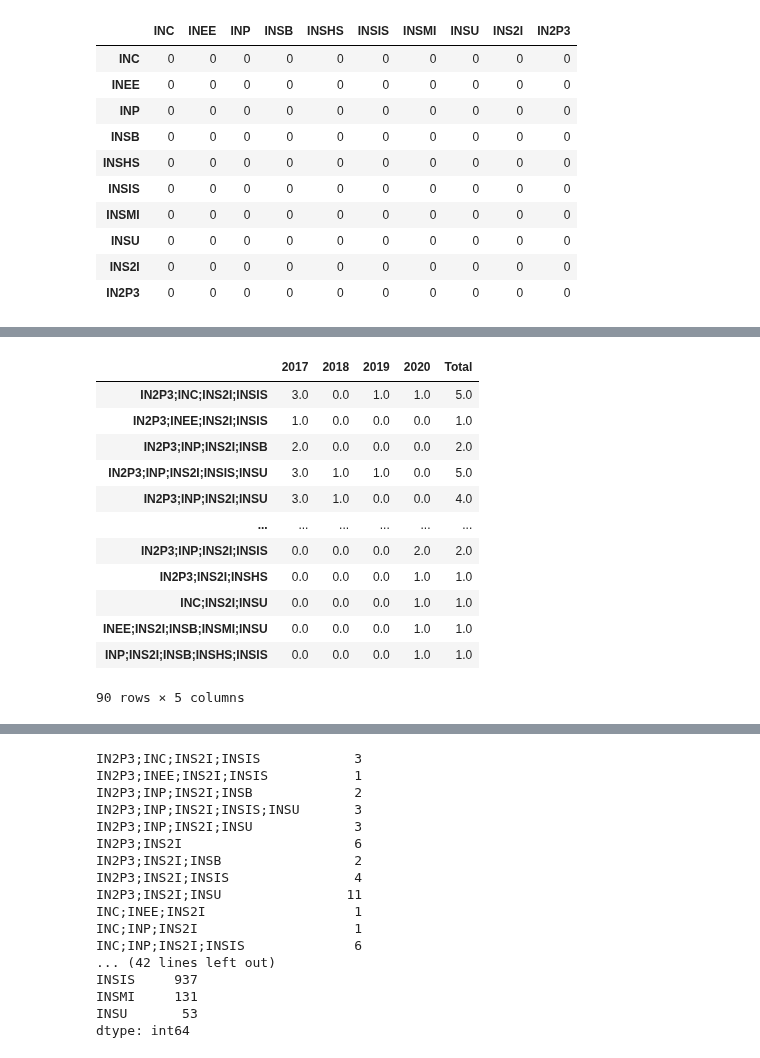
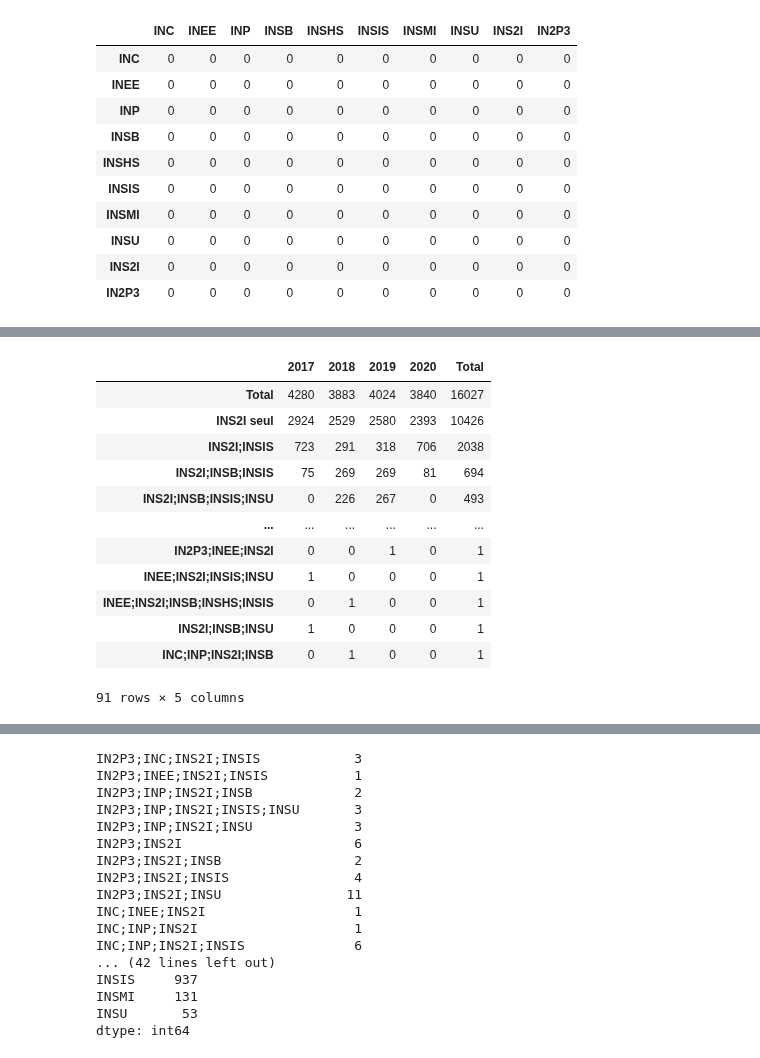
Before and after one commit to pbellot/HALPublications, a Jupyter notebook: WOS_Lodex.ipynb, the cells around one changed output, grey strips where cells are left out. Saved outputs shown, nothing was run; the diff lists cells and outputs as text; code cells hidden in the pictures.

```diff
--- a/WOS_Lodex.ipynb
+++ b/WOS_Lodex.ipynb
@@ -72,16 +61,17 @@ memory usage: 4.2+ KB
-# %%
-syntheseCombinaison
-# %% [output]
-|  | 2017 | 2018 | 2019 | 2020 | Total |
-| IN2P3;INC;INS2I;INSIS | 3.0 | 0.0 | 1.0 | 1.0 | 5.0 |
-| IN2P3;INEE;INS2I;INSIS | 1.0 | 0.0 | 0.0 | 0.0 | 1.0 |
-| IN2P3;INP;INS2I;INSB | 2.0 | 0.0 | 0.0 | 0.0 | 2.0 |
-| IN2P3;INP;INS2I;INSIS;INSU | 3.0 | 1.0 | 1.0 | 0.0 | 5.0 |
-| IN2P3;INP;INS2I;INSU | 3.0 | 1.0 | 0.0 | 0.0 | 4.0 |
-| ... | ... | ... | ... | ... | ... |
-| IN2P3;INP;INS2I;INSIS | 0.0 | 0.0 | 0.0 | 2.0 | 2.0 |
-| IN2P3;INS2I;INSHS | 0.0 | 0.0 | 0.0 | 1.0 | 1.0 |
-| INC;INS2I;INSU | 0.0 | 0.0 | 0.0 | 1.0 | 1.0 |
-| INEE;INS2I;INSB;INSMI;INSU | 0.0 | 0.0 | 0.0 | 1.0 | 1.0 |
-| INP;INS2I;INSB;INSHS;INSIS | 0.0 | 0.0 | 0.0 | 1.0 | 1.0 |
-90 rows × 5 columns
+# %%
+synthese = syntheseCombinaison.sort_values(by='Total', ascending=False)
+synthese.rename({"INS2I":"INS2I seul"}, axis=0)
+# %% [output]
+|  | 2017 | 2018 | 2019 | 2020 | Total |
+| Total | 4280 | 3883 | 4024 | 3840 | 16027 |
+| INS2I seul | 2924 | 2529 | 2580 | 2393 | 10426 |
+| INS2I;INSIS | 723 | 291 | 318 | 706 | 2038 |
+| INS2I;INSB;INSIS | 75 | 269 | 269 | 81 | 694 |
+| INS2I;INSB;INSIS;INSU | 0 | 226 | 267 | 0 | 493 |
+| ... | ... | ... | ... | ... | ... |
+| IN2P3;INEE;INS2I | 0 | 0 | 1 | 0 | 1 |
+| INEE;INS2I;INSIS;INSU | 1 | 0 | 0 | 0 | 1 |
+| INEE;INS2I;INSB;INSHS;INSIS | 0 | 1 | 0 | 0 | 1 |
+| INS2I;INSB;INSU | 1 | 0 | 0 | 0 | 1 |
+| INC;INP;INS2I;INSB | 0 | 1 | 0 | 0 | 1 |
+91 rows × 5 columns
```
Also changed, not shown: parts of 5 cells of this notebook.
